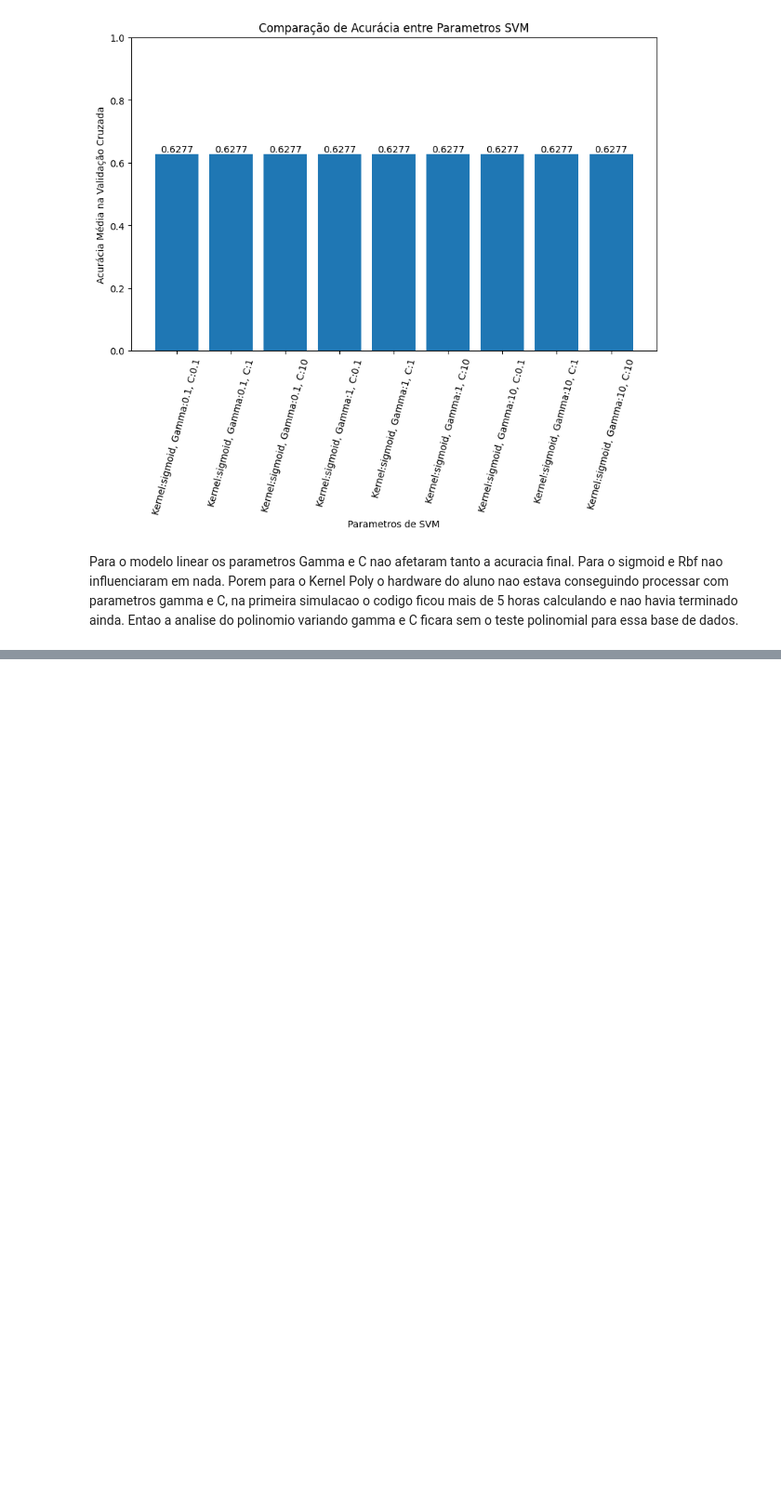
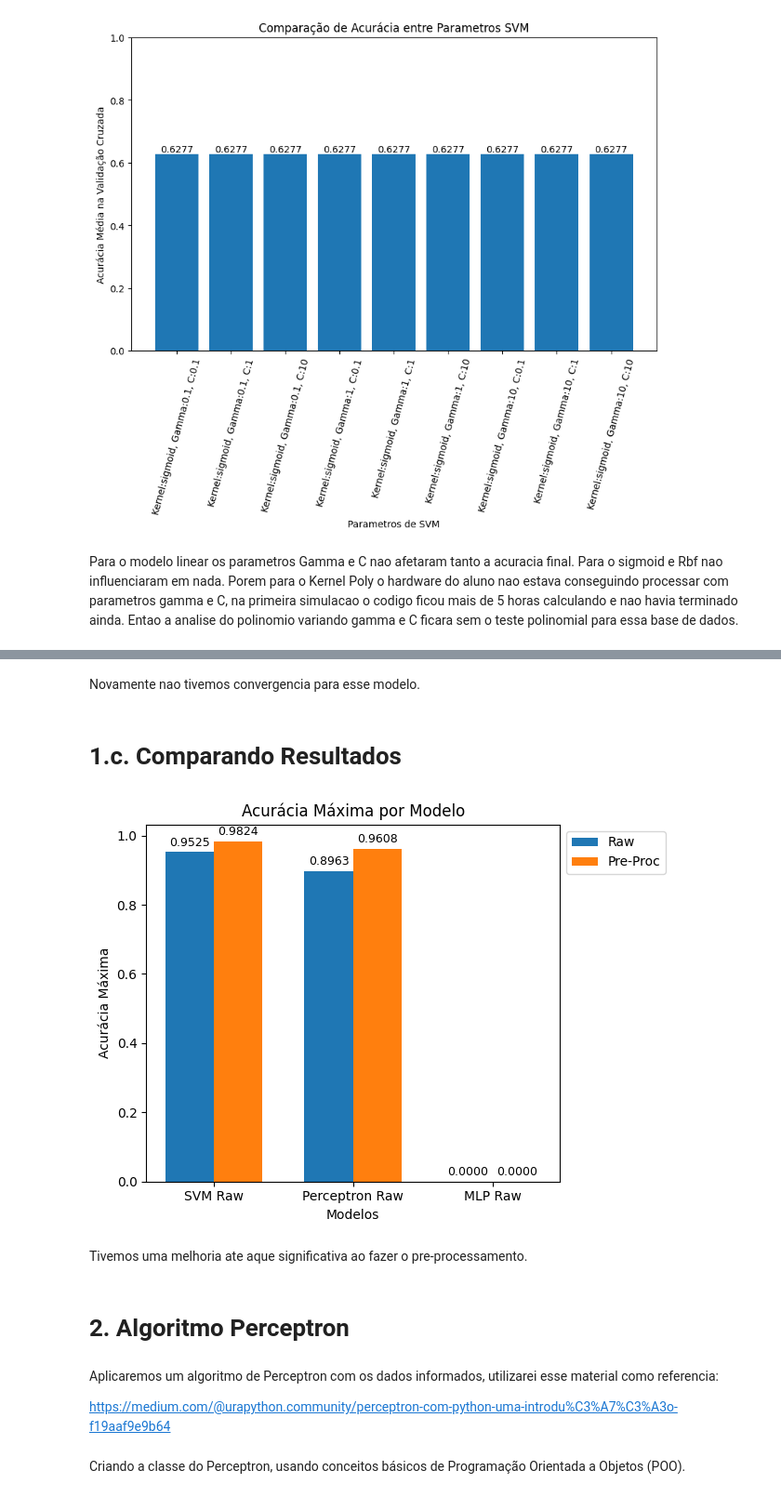
Before and after one commit to glaucofilho/CEDS808, a Jupyter notebook: Tarefas/Aula05/main.ipynb, the cells around one changed output, grey strips where cells are left out. Shown at 93% size. Cells and saved outputs as stored; diff of their text form; code cells hidden in the pictures; blank space fills up the shorter version.

```diff
--- a/Tarefas/Aula05/main.ipynb
+++ b/Tarefas/Aula05/main.ipynb
@@ -289,0 +796,54 @@ Para o modelo linear os parametros Gamma e C nao afetaram tanto a acuracia final
+# %% [markdown]
+Novamente nao tivemos convergencia para esse modelo.
+# %% [markdown]
+# <a id="resultados"></a> 1.c. Comparando Resultados
+# %%
+acuracias = [
+    max(SVM_mean_accuracy),
+    max(PRE_SVM_mean_accuracy),
+    max(perceptron_penalities_mean_accuracy),
+    max(PRE_perceptron_penalities_mean_accuracy),
+    max(mlp_mean_accuracy),
+    max(PRE_mlp_mean_accuracy),
+
+]
+
+legendas = [
+    "SVM Raw",
+    "SVM Pre-Proc.",
+    "Perceptron Raw",
+    "Perceptron Pre-Proc.",
+    "MLP Raw",
+    "MLP Pre-Proc.",
+]
+# %%
+raw_acuracias = acuracias[::2]
+pre_proc_acuracias = acuracias[1::2]
+posicoes = np.arange(len(legendas) // 2)
+largura = 0.35
+fig, ax = plt.subplots()
+barras_raw = ax.bar(posicoes, raw_acuracias, largura, label='Raw')
+barras_pre_proc = ax.bar(posicoes + largura, pre_proc_acuracias, largura, label='Pre-Proc')
+for i, valor in enumerate(raw_acuracias):
+    ax.text(i, valor + 0.01, f'{valor:.4f}', ha='center', va='bottom', fontsize=9)
+
+for i, valor in enumerate(pre_proc_acuracias):
+    ax.text(i + largura, valor + 0.01, f'{valor:.4f}', ha='center', va='bottom', fontsize=9)
+ax.set_xlabel('Modelos')
+ax.set_ylabel('Acurácia Máxima')
+ax.set_title('Acurácia Máxima por Modelo')
+ax.set_xticks(posicoes + largura / 2)
+ax.set_xticklabels(legendas[::2])
+ax.legend(loc='upper left', bbox_to_anchor=(1, 1))
+plt.tight_layout()
+plt.show()
+# %% [output]
+[figure, added]
+# %% [markdown]
+Tivemos uma melhoria ate aque significativa ao fazer o pre-processamento.
+# %% [markdown]
+# <a id="algoperceptron"></a> 2. Algoritmo Perceptron
+# %% [markdown]
+Aplicaremos um algoritmo de Perceptron com os dados informados, utilizarei esse material como referencia:
+
+https://medium.com/@urapython.community/perceptron-com-python-uma-introdu%C3%A7%C3%A3o-f19aaf9e9b64
@@ -289,0 +856,2 @@ Para o modelo linear os parametros Gamma e C nao afetaram tanto a acuracia final
+# %% [markdown]
+Criando a classe do Perceptron, usando conceitos básicos de Programação Orientada a Objetos (POO).
```
Also changed, not shown: parts of 39 cells of this notebook, 1 other file.
